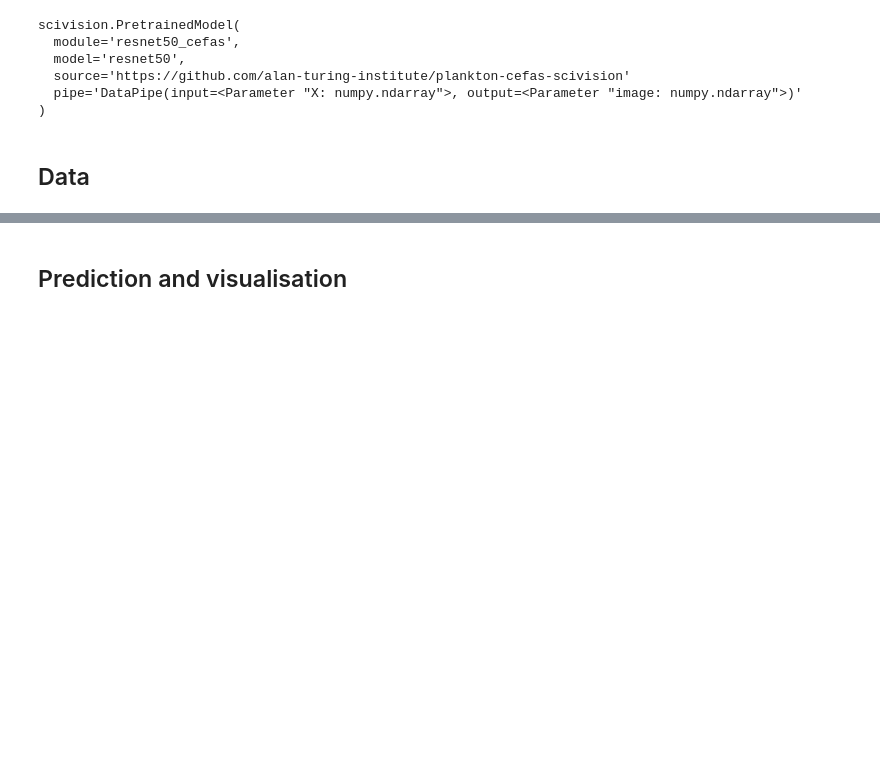
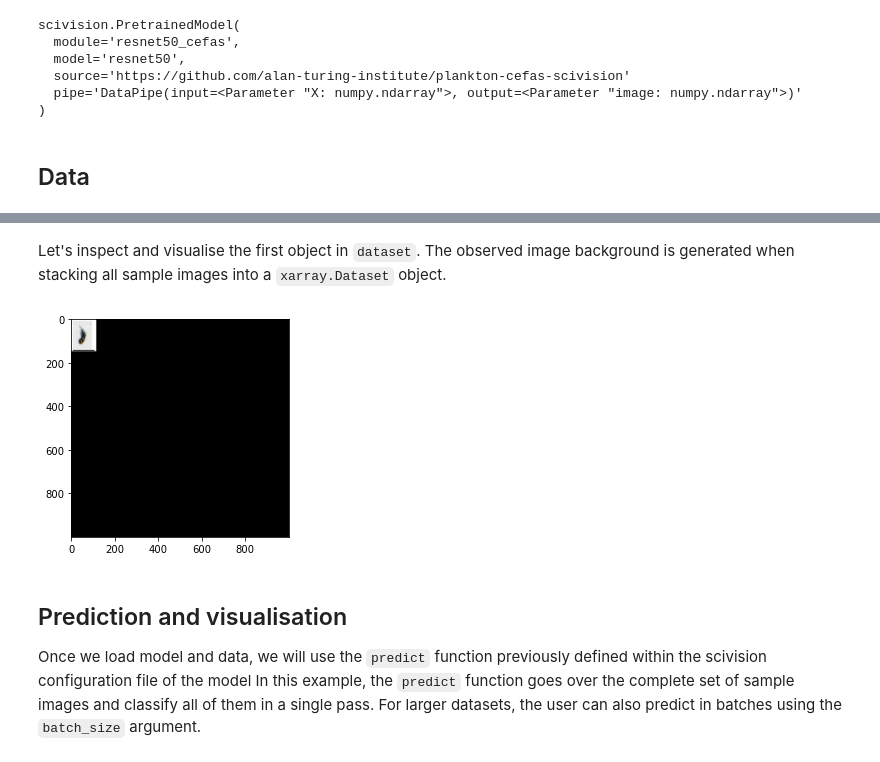
Before and after one commit to scivision-gallery/plankton-classification, a Jupyter notebook: plankton_classification_cefas.ipynb, the cells around one changed output, grey strips where cells are left out. Drawn from its saved outputs; the diff is of its cells as text; code cells hidden in the pictures; blank space fills up the shorter version.

```diff
--- a/plankton_classification_cefas.ipynb
+++ b/plankton_classification_cefas.ipynb
@@ -62,3 +96,13 @@ dataset = cat.plankton().to_dask()
+# %% [markdown]
+Let's inspect and visualise the first object in `dataset`. The observed image background is generated when stacking all sample images into a `xarray.Dataset` object.
+# %%
+subset = dataset.sel(concat_dim=0)
+plt.imshow(subset['raster'].compute().values[:,:,:])
+plt.show()
+# %% [output]
+[figure, added]
 # %% [markdown]
 ## Prediction and visualisation
+
+Once we load model and data, we will use the `predict` function previously defined within the scivision configuration file of the model In this example, the `predict` function goes over the complete set of sample images and classify all of them in a single pass. For larger datasets, the user can also predict in batches using the `batch_size` argument.
 # %%
```
Also changed, not shown: parts of 10 cells of this notebook.
